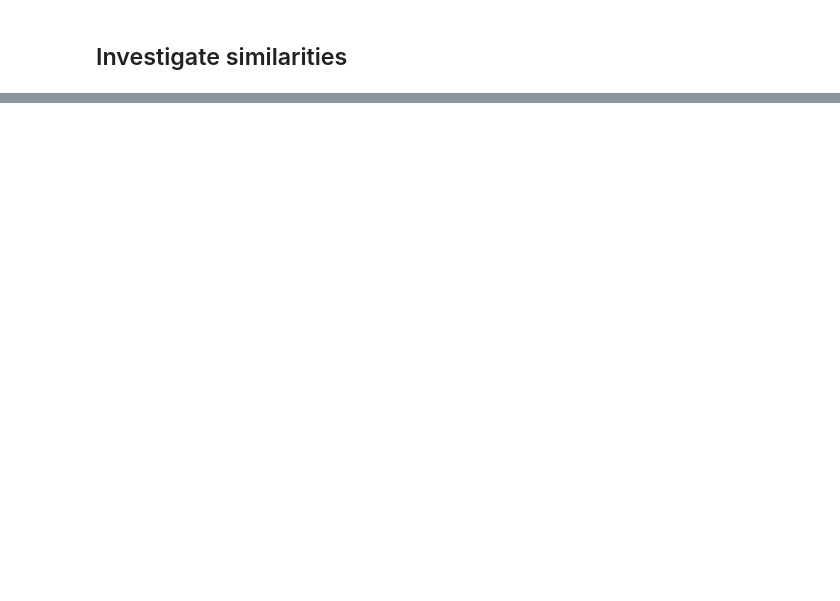
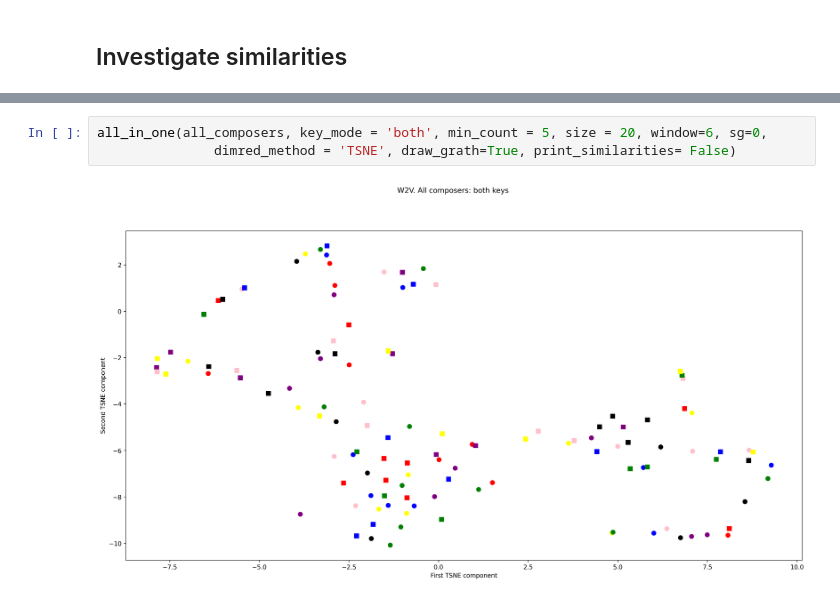
Before and after one commit to elianzuoni/ml_project2, a Jupyter notebook: ML_chord.ipynb, the cells around one changed output, grey strips where cells are left out. Drawn from its saved outputs; the diff is of its cells as text; blank space fills up the shorter version.

```diff
--- a/ML_chord.ipynb
+++ b/ML_chord.ipynb
@@ -91,0 +153,5 @@ def all_in_one(composers, key_mode = 'both', min_count = 10, size = 20, window=2
+# %%
+all_in_one(all_composers, key_mode = 'both', min_count = 5, size = 20, window=6, sg=0,
+               dimred_method = 'TSNE', draw_grath=True, print_similarities= False)
+# %% [output]
+[figure, added]
```
Also changed, not shown: parts of 9 cells of this notebook, 1 other file.
